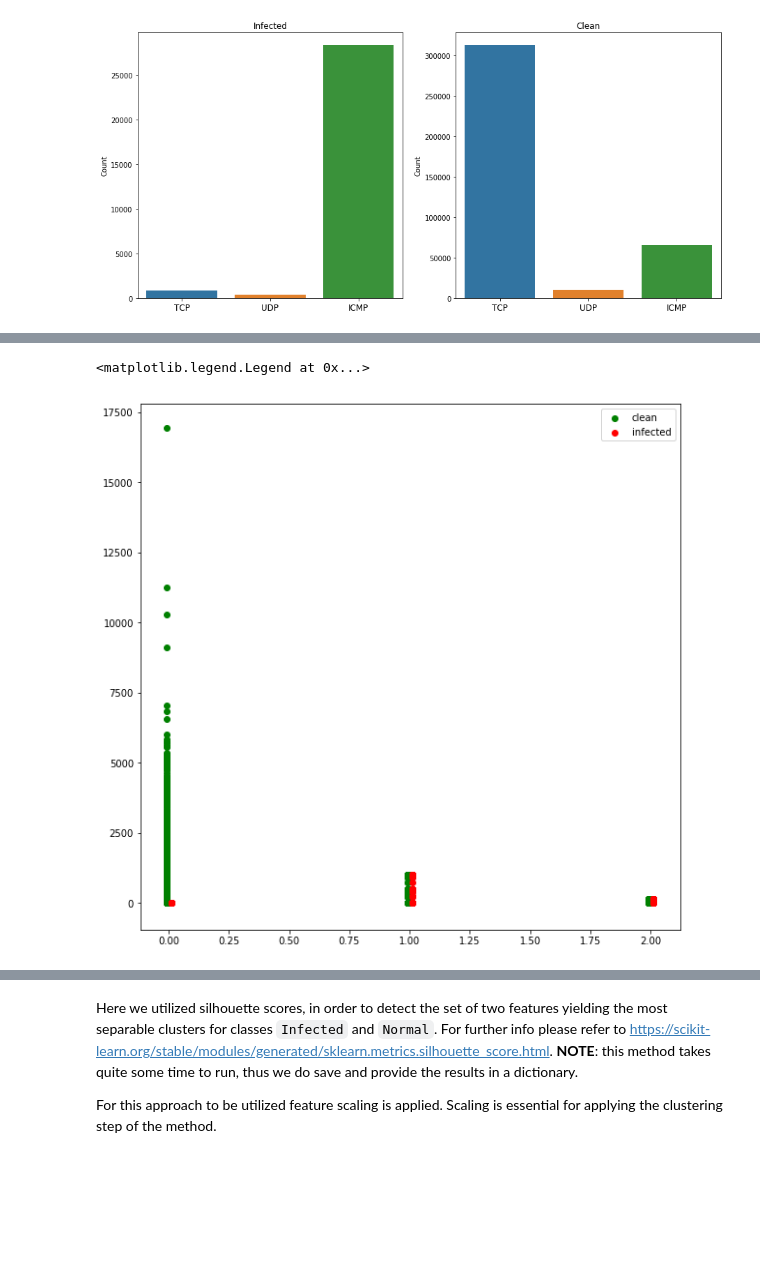
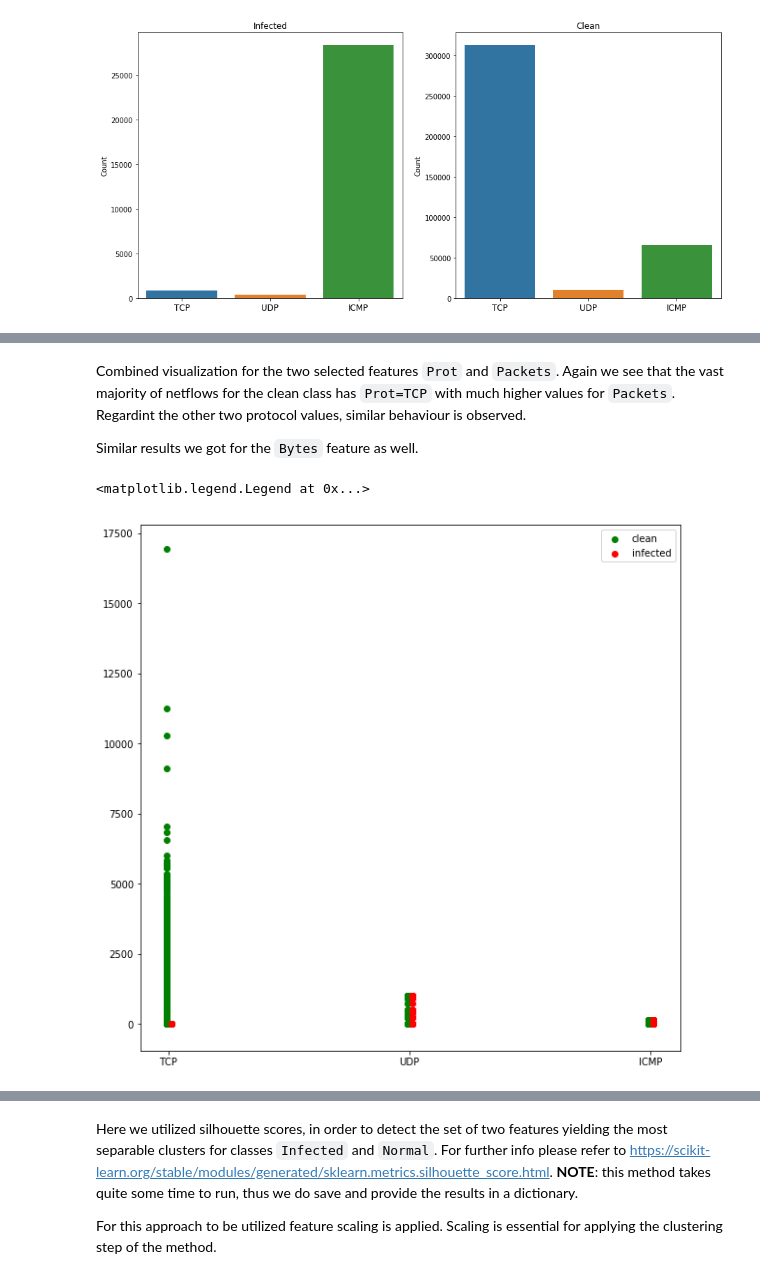
Before and after one commit to giannislelekas/CS4035, a Jupyter notebook: lab3/Flow_Data_Discretiazation_Task.ipynb, the cells around one changed output, grey strips where cells are left out. Cells and saved outputs as stored; diff of their text form; code cells hidden in the pictures; blank space fills up the shorter version.

```diff
--- a/lab3/Flow_Data_Discretiazation_Task.ipynb
+++ b/lab3/Flow_Data_Discretiazation_Task.ipynb
@@ -232,8 +238,13 @@ sns.heatmap(data_clean[columns], ax=ax[1])
+# %% [markdown]
+Combined visualization for the two selected features `Prot` and `Packets`. Again we see that the vast majority of netflows for the clean class has `Prot=TCP` with much higher values for `Packets`. Regardint the other two protocol values, similar behaviour is observed.
+
+Similar results we got for the `Bytes` feature as well.
 # %%
 plt.figure(figsize=(10,10))
 plt.scatter(data_clean['Prot'].values-0.01, data_clean['Packets'].values, color='g', label='clean')
 plt.scatter(data_infected['Prot'].values+0.01, data_infected['Packets'].values, color='r', label='infected')
+plt.xticks(range(3), ['TCP', 'UDP', 'ICMP'])
 plt.legend()
 # %% [output]
 <matplotlib.legend.Legend at 0x...>
-[figure, old version]
+[figure, new version]
```
Also changed, not shown: parts of 17 cells of this notebook, 8 other files.
